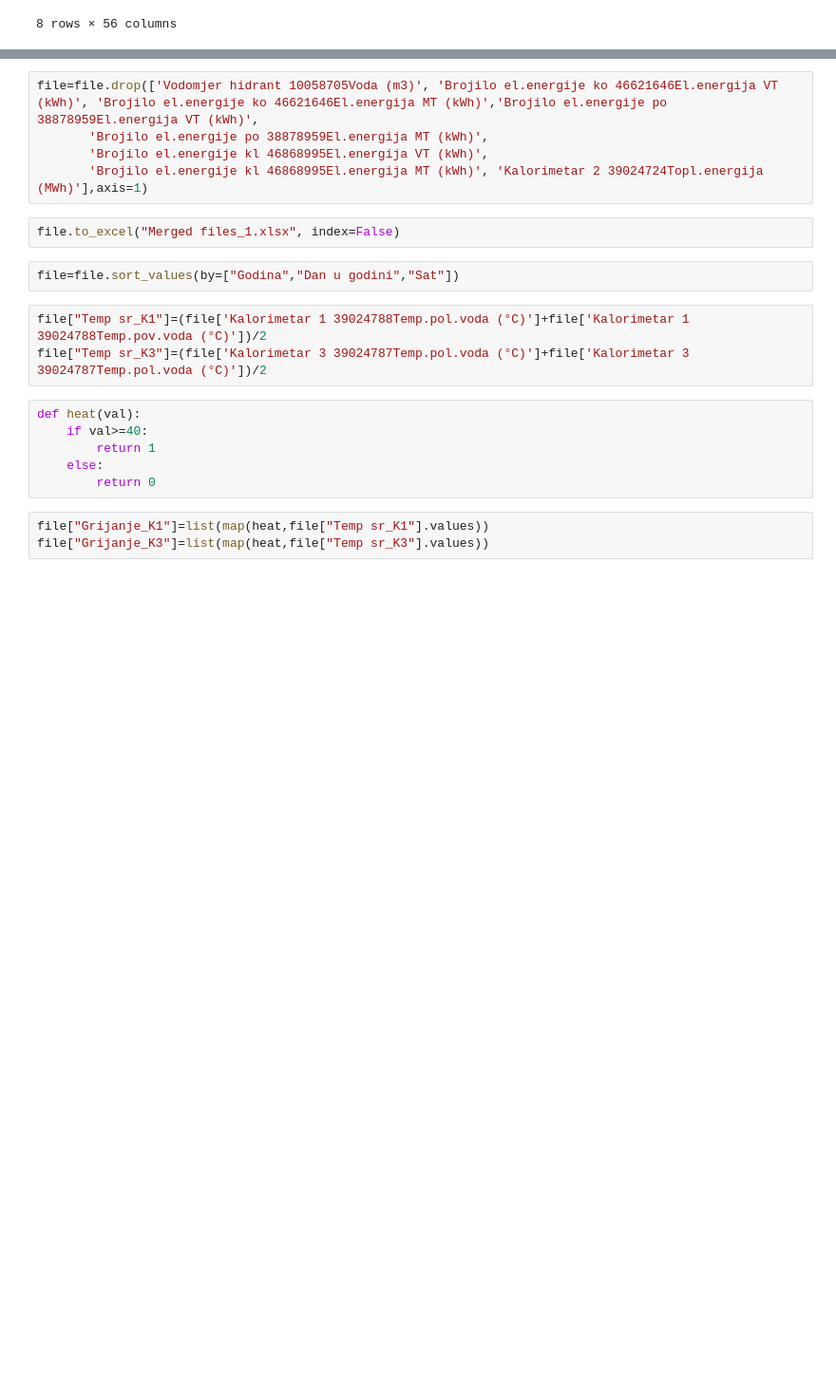
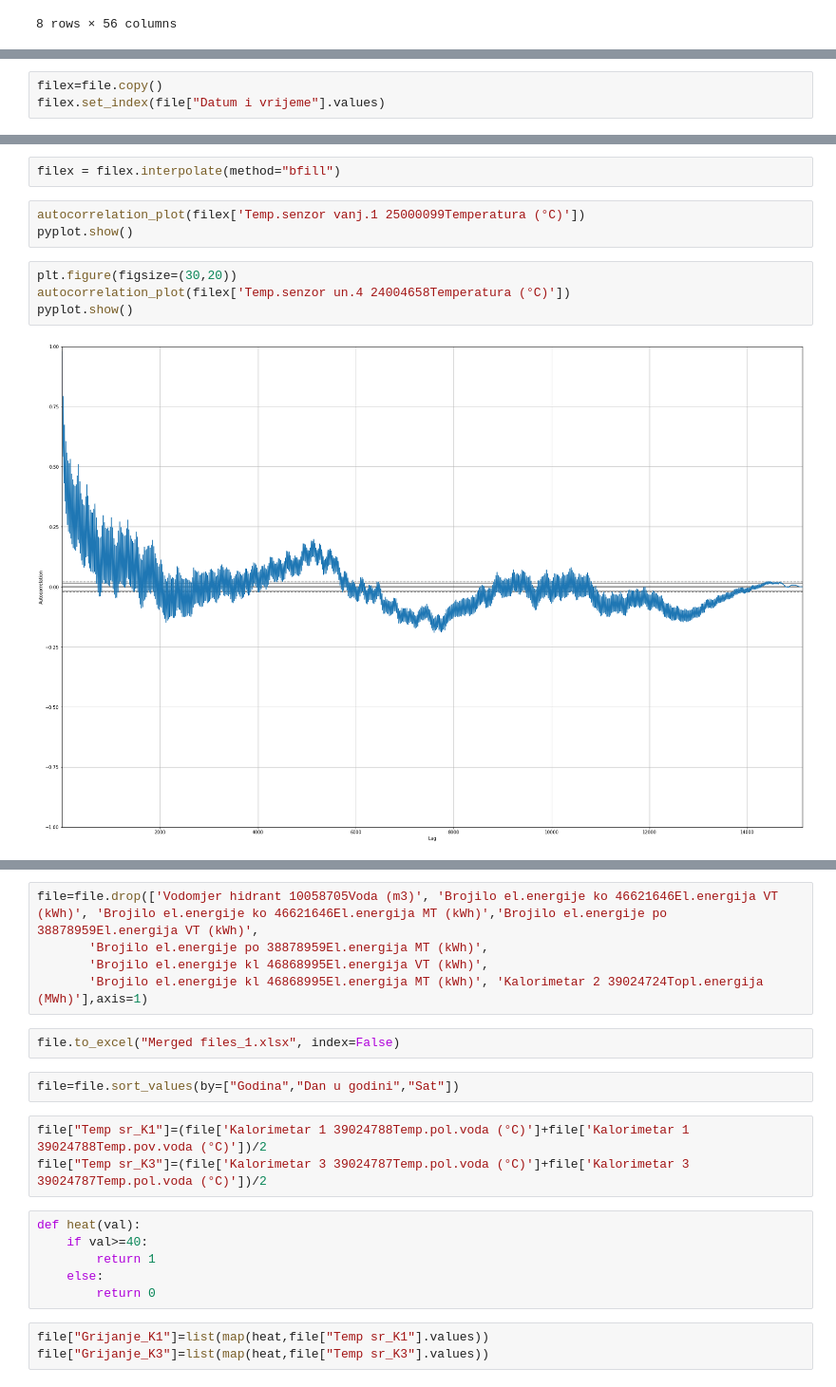
Before and after one commit to ehlimana/EMS, a Jupyter notebook: Creating features.ipynb, the cells around one changed output, grey strips where cells are left out. Shown: that part at 95% size. Drawn from its saved outputs; the diff is of its cells as text; blank space fills up the shorter version.

```diff
--- a/Creating features.ipynb
+++ b/Creating features.ipynb
@@ -50,0 +87,3 @@ file[:46].describe()
+# %%
+filex=file.copy()
+filex.set_index(file["Datum i vrijeme"].values)
@@ -50,0 +104,11 @@ file[:46].describe()
+# %%
+filex = filex.interpolate(method="bfill")
+# %%
+autocorrelation_plot(filex['Temp.senzor vanj.1 25000099Temperatura (°C)'])
+pyplot.show()
+# %%
+plt.figure(figsize=(30,20))
+autocorrelation_plot(filex['Temp.senzor un.4 24004658Temperatura (°C)'])
+pyplot.show()
+# %% [output]
+[figure, added]
```
Also changed, not shown: parts of 7 cells of this notebook, 1 other file.
